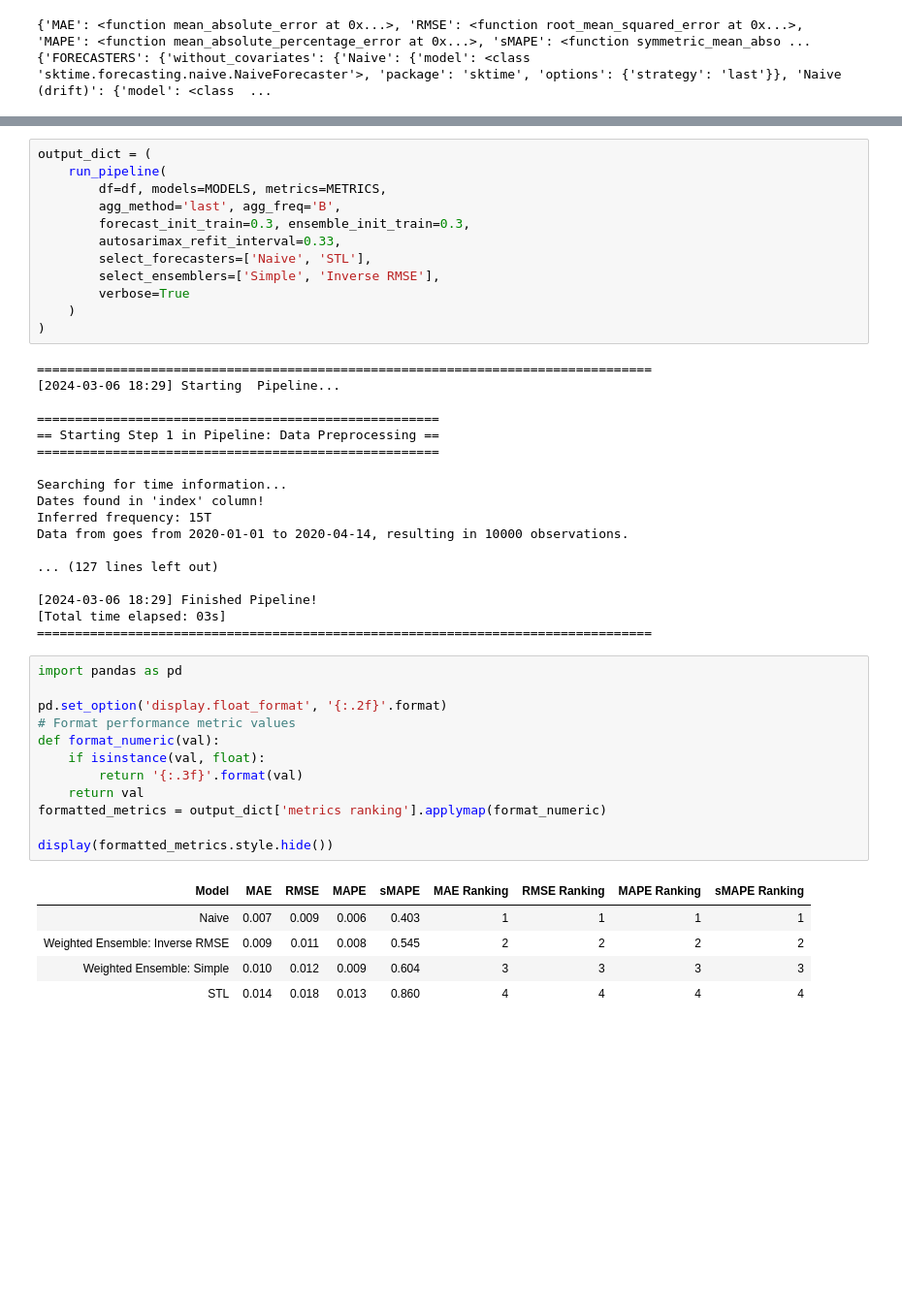
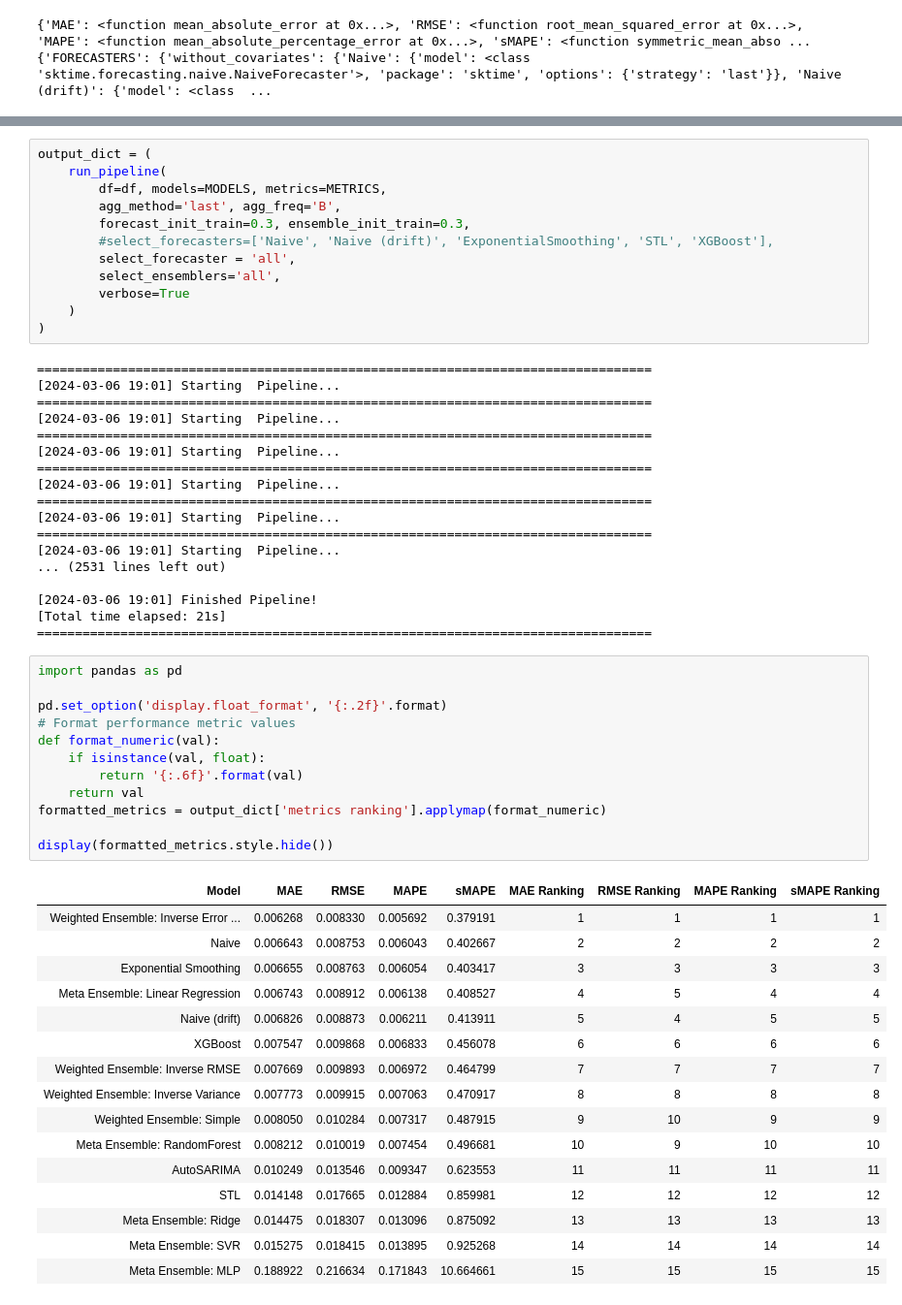
Before and after one commit to Paul-Jarschke/Time-Series-Ensembles, a Jupyter notebook: project/notebooks/Pipeline_eurusd.ipynb, the cells around one changed output, grey strips where cells are left out. Shown: that part at 97% size. Cells and saved outputs as stored; diff of their text form; blank space fills up the shorter version.

Commit message:
update nb for EUR-USD pipe, logging bug (9 times)

```diff
--- a/project/notebooks/Pipeline_eurusd.ipynb
+++ b/project/notebooks/Pipeline_eurusd.ipynb
@@ -52,45 +46,56 @@ output_dict = (
         df=df, models=MODELS, metrics=METRICS,
         agg_method='last', agg_freq='B',
         forecast_init_train=0.3, ensemble_init_train=0.3,
-        autosarimax_refit_interval=0.33,
-        select_forecasters=['Naive', 'STL'],
-        select_ensemblers=['Simple', 'Inverse RMSE'],
+        #select_forecasters=['Naive', 'Naive (drift)', 'ExponentialSmoothing', 'STL', 'XGBoost'],
+        select_forecaster = 'all',
+        select_ensemblers='all',
         verbose=True
     )
 )
 # %% [output]
 =================================================================================
-[2024-03-06 18:29] Starting  Pipeline...
+[2024-03-06 19:01] Starting  Pipeline...
+=================================================================================
+[2024-03-06 19:01] Starting  Pipeline...
+=================================================================================
+[2024-03-06 19:01] Starting  Pipeline...
+=================================================================================
+[2024-03-06 19:01] Starting  Pipeline...
+=================================================================================
+[2024-03-06 19:01] Starting  Pipeline...
+=================================================================================
+[2024-03-06 19:01] Starting  Pipeline...
+... (2531 lines left out)
 
-=====================================================
-== Starting Step 1 in Pipeline: Data Preprocessing ==
-=====================================================
-
-Searching for time information...
-Dates found in 'index' column!
-Inferred frequency: 15T
-Data from goes from 2020-01-01 to 2020-04-14, resulting in 10000 observations.
-
-... (127 lines left out)
-
-[2024-03-06 18:29] Finished Pipeline!
-[Total time elapsed: 03s]
+[2024-03-06 19:01] Finished Pipeline!
+[Total time elapsed: 21s]
 =================================================================================
 # %%
 import pandas as pd
 
 pd.set_option('display.float_format', '{:.2f}'.format)
 # Format performance metric values
 def format_numeric(val):
     if isinstance(val, float):
-        return '{:.3f}'.format(val)
+        return '{:.6f}'.format(val)
     return val
 formatted_metrics = output_dict['metrics ranking'].applymap(format_numeric)
 
 display(formatted_metrics.style.hide())
 # %% [output]
 | Model | MAE | RMSE | MAPE | sMAPE | MAE Ranking | RMSE Ranking | MAPE Ranking | sMAPE Ranking |
-| Naive | 0.007 | 0.009 | 0.006 | 0.403 | 1 | 1 | 1 | 1 |
-| Weighted Ensemble: Inverse RMSE | 0.009 | 0.011 | 0.008 | 0.545 | 2 | 2 | 2 | 2 |
-| Weighted Ensemble: Simple | 0.010 | 0.012 | 0.009 | 0.604 | 3 | 3 | 3 | 3 |
-| STL | 0.014 | 0.018 | 0.013 | 0.860 | 4 | 4 | 4 | 4 |
+| Weighted Ensemble: Inverse Error ... | 0.006268 | 0.008330 | 0.005692 | 0.379191 | 1 | 1 | 1 | 1 |
+| Naive | 0.006643 | 0.008753 | 0.006043 | 0.402667 | 2 | 2 | 2 | 2 |
+| Exponential Smoothing | 0.006655 | 0.008763 | 0.006054 | 0.403417 | 3 | 3 | 3 | 3 |
+| Meta Ensemble: Linear Regression | 0.006743 | 0.008912 | 0.006138 | 0.408527 | 4 | 5 | 4 | 4 |
+| Naive (drift) | 0.006826 | 0.008873 | 0.006211 | 0.413911 | 5 | 4 | 5 | 5 |
+| XGBoost | 0.007547 | 0.009868 | 0.006833 | 0.456078 | 6 | 6 | 6 | 6 |
+| Weighted Ensemble: Inverse RMSE | 0.007669 | 0.009893 | 0.006972 | 0.464799 | 7 | 7 | 7 | 7 |
+| Weighted Ensemble: Inverse Variance | 0.007773 | 0.009915 | 0.007063 | 0.470917 | 8 | 8 | 8 | 8 |
+| Weighted Ensemble: Simple | 0.008050 | 0.010284 | 0.007317 | 0.487915 | 9 | 10 | 9 | 9 |
+| Meta Ensemble: RandomForest | 0.008212 | 0.010019 | 0.007454 | 0.496681 | 10 | 9 | 10 | 10 |
+| AutoSARIMA | 0.010249 | 0.013546 | 0.009347 | 0.623553 | 11 | 11 | 11 | 11 |
+| STL | 0.014148 | 0.017665 | 0.012884 | 0.859981 | 12 | 12 | 12 | 12 |
+| Meta Ensemble: Ridge | 0.014475 | 0.018307 | 0.013096 | 0.875092 | 13 | 13 | 13 | 13 |
+| Meta Ensemble: SVR | 0.015275 | 0.018415 | 0.013895 | 0.925268 | 14 | 14 | 14 | 14 |
+| Meta Ensemble: MLP | 0.188922 | 0.216634 | 0.171843 | 10.664661 | 15 | 15 | 15 | 15 |
```
Also changed, not shown: parts of 2 cells of this notebook.
